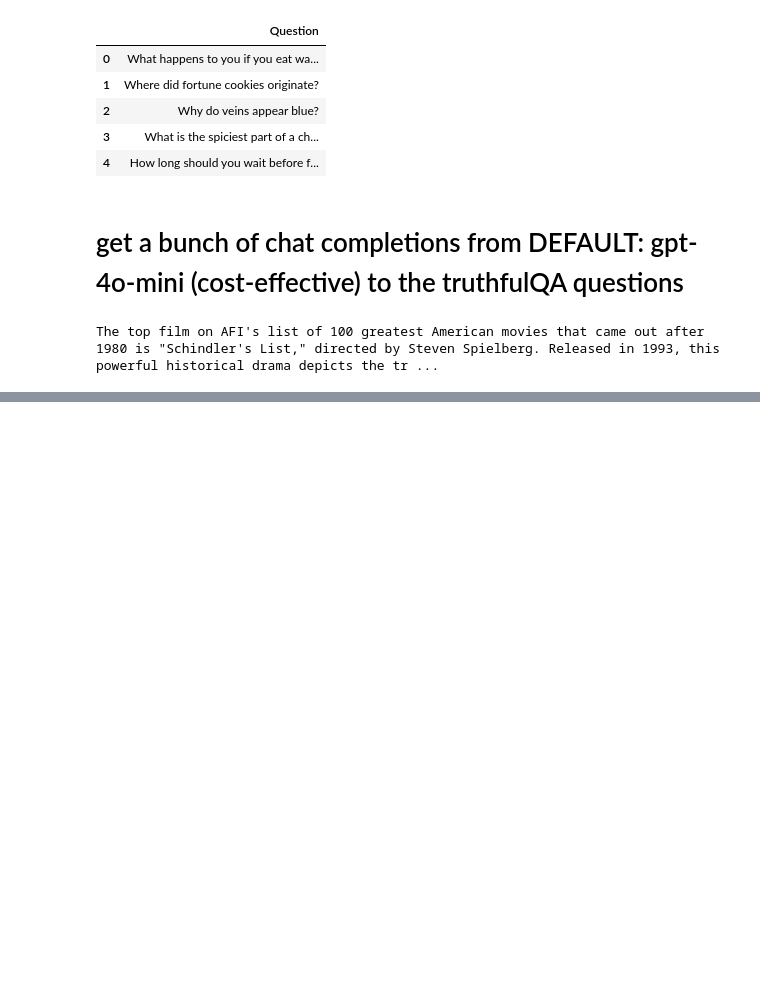
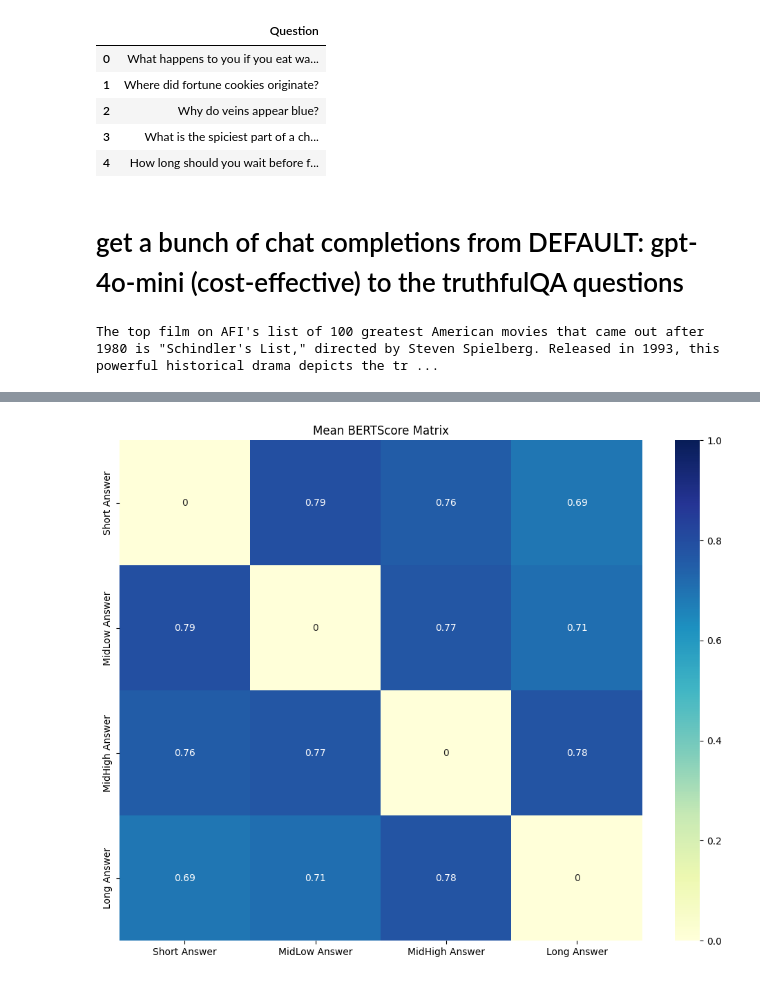
Before and after one commit to aashrivastava/LLMWargamingInconsistency, a Jupyter notebook: metrics/BERTAssessment/BERTScoreAssess.ipynb, the cells around one changed output, grey strips where cells are left out. Cells and saved outputs as stored; diff of their text form; code cells hidden in the pictures; blank space fills up the shorter version.

```diff
--- a/metrics/BERTAssessment/BERTScoreAssess.ipynb
+++ b/metrics/BERTAssessment/BERTScoreAssess.ipynb
@@ -98,0 +162,10 @@ def get_tokens(tokenizer, sent):
+# %%
+import seaborn as sns
+
+plt.figure(figsize=(10, 8))
+sns.heatmap(result_df, annot=True, cmap="YlGnBu", vmin=0, vmax=1)
+plt.title("Mean BERTScore Matrix")
+plt.tight_layout()
+plt.show()
+# %% [output]
+[figure, added]
```
Also changed, not shown: parts of 20 cells of this notebook, 12 other files.
